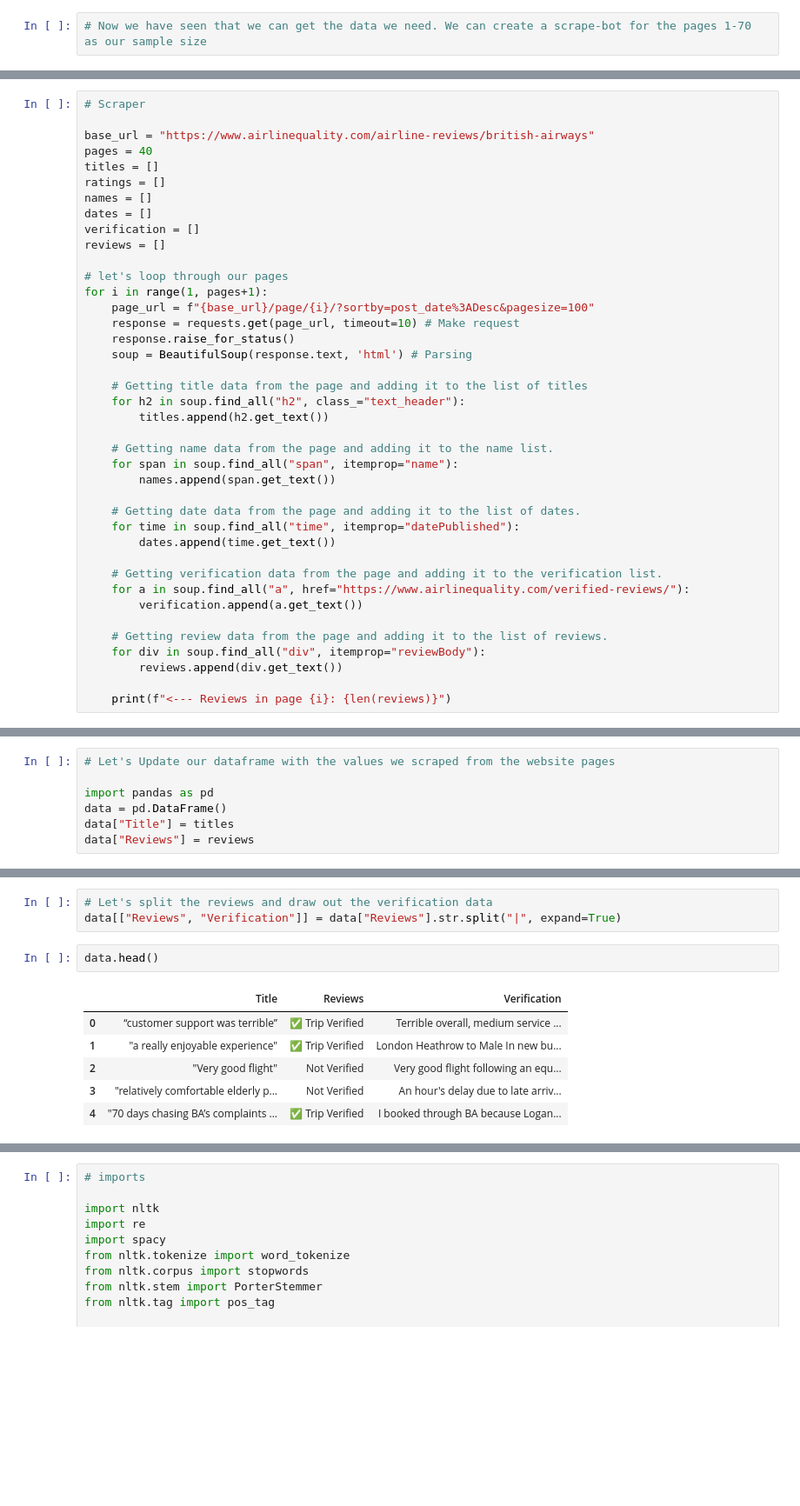
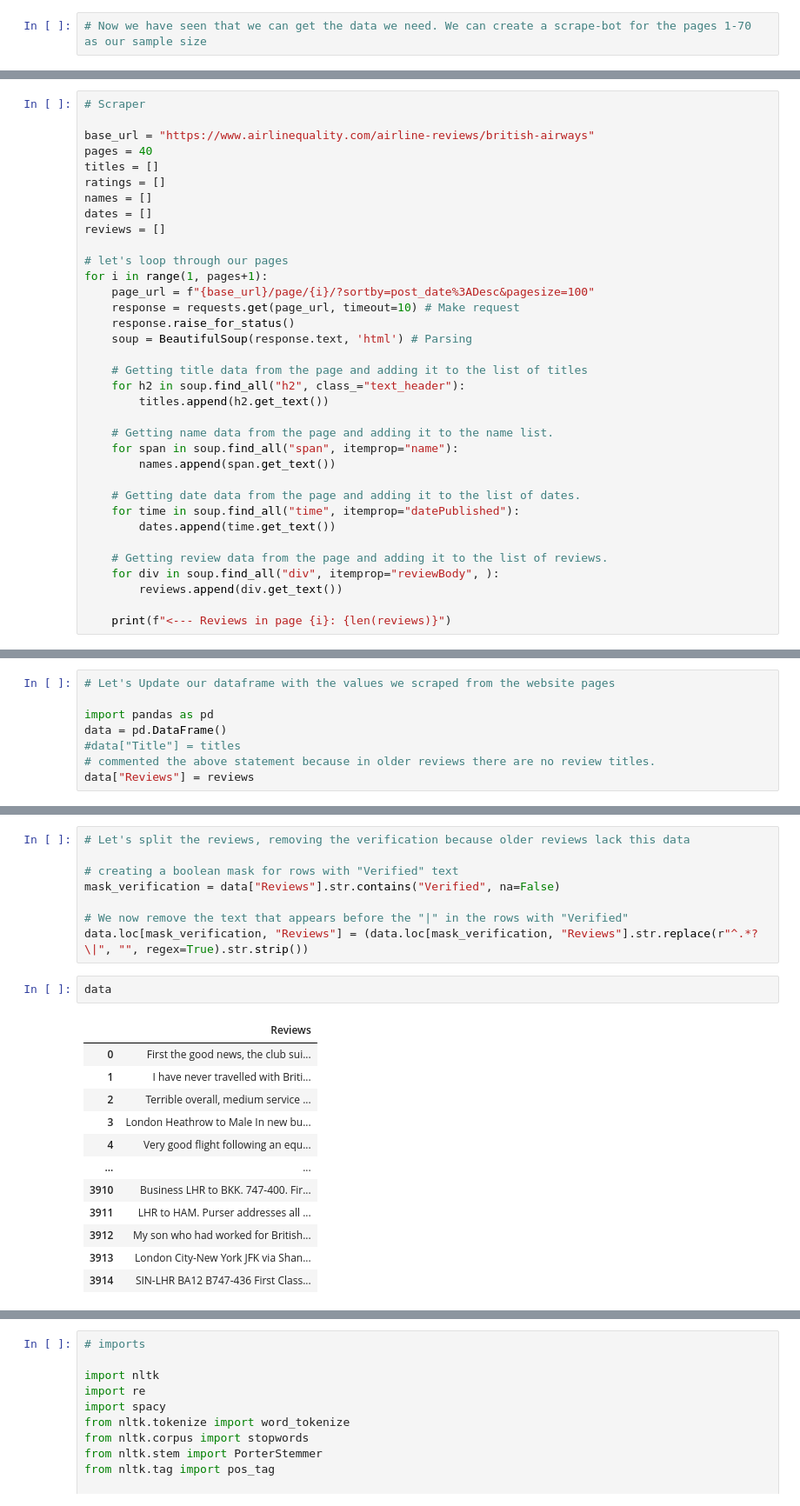
Before and after one commit to NathanaelMutua/British-Airways-Data-Science-Challenge, a Jupyter notebook: British Airways Analysis.ipynb, the cells around one changed output, grey strips where cells are left out. Shown: that part at 87% size. Saved outputs shown, nothing was run; the diff lists cells and outputs as text; blank space fills up the shorter version.

```diff
--- a/British Airways Analysis.ipynb
+++ b/British Airways Analysis.ipynb
@@ -112,7 +104,6 @@ titles = []
 ratings = []
 names = []
 dates = []
-verification = []
 reviews = []
 
 # let's loop through our pages
@@ -134,12 +125,8 @@ for i in range(1, pages+1):
     for time in soup.find_all("time", itemprop="datePublished"):
         dates.append(time.get_text())
 
-    # Getting verification data from the page and adding it to the verification list.
-    for a in soup.find_all("a", href="https://www.airlinequality.com/verified-reviews/"):
-        verification.append(a.get_text())
-
     # Getting review data from the page and adding it to the list of reviews.
-    for div in soup.find_all("div", itemprop="reviewBody"):
+    for div in soup.find_all("div", itemprop="reviewBody", ):
         reviews.append(div.get_text())
 
     print(f"<--- Reviews in page {i}: {len(reviews)}")
@@ -166,6 +153,7 @@ for i in range(1, pages+1):
 
 import pandas as pd
 data = pd.DataFrame()
-data["Title"] = titles
+#data["Title"] = titles
+# commented the above statement because in older reviews there are no review titles.
 data["Reviews"] = reviews
 # %%
@@ -180,12 +189,23 @@ data.head()
 # %%
-# Let's split the reviews and draw out the verification data
-data[["Reviews", "Verification"]] = data["Reviews"].str.split("|", expand=True)
+# Let's split the reviews, removing the verification because older reviews lack this data
+
+# creating a boolean mask for rows with "Verified" text
+mask_verification = data["Reviews"].str.contains("Verified", na=False)
+
+# We now remove the text that appears before the "|" in the rows with "Verified"
+data.loc[mask_verification, "Reviews"] = (data.loc[mask_verification, "Reviews"].str.replace(r"^.*?\|", "", regex=True).str.strip())
 # %%
-data.head()
+data
 # %% [output]
-|  | Title | Reviews | Verification |
-| 0 | “customer support was terrible” | ✅ Trip Verified | Terrible overall, medium service ... |
-| 1 | "a really enjoyable experience" | ✅ Trip Verified | London Heathrow to Male In new bu... |
-| 2 | "Very good flight" | Not Verified | Very good flight following an equ... |
-| 3 | "relatively comfortable elderly p... | Not Verified | An hour's delay due to late arriv... |
-| 4 | "70 days chasing BA’s complaints ... | ✅ Trip Verified | I booked through BA because Logan... |
+|  | Reviews |
+| 0 | First the good news, the club sui... |
+| 1 | I have never travelled with Briti... |
+| 2 | Terrible overall, medium service ... |
+| 3 | London Heathrow to Male In new bu... |
+| 4 | Very good flight following an equ... |
+| ... | ... |
+| 3910 | Business LHR to BKK. 747-400. Fir... |
+| 3911 | LHR to HAM. Purser addresses all ... |
+| 3912 | My son who had worked for British... |
+| 3913 | London City-New York JFK via Shan... |
+| 3914 | SIN-LHR BA12 B747-436 First Class... |
```
Also changed, not shown: parts of 22 cells of this notebook.
